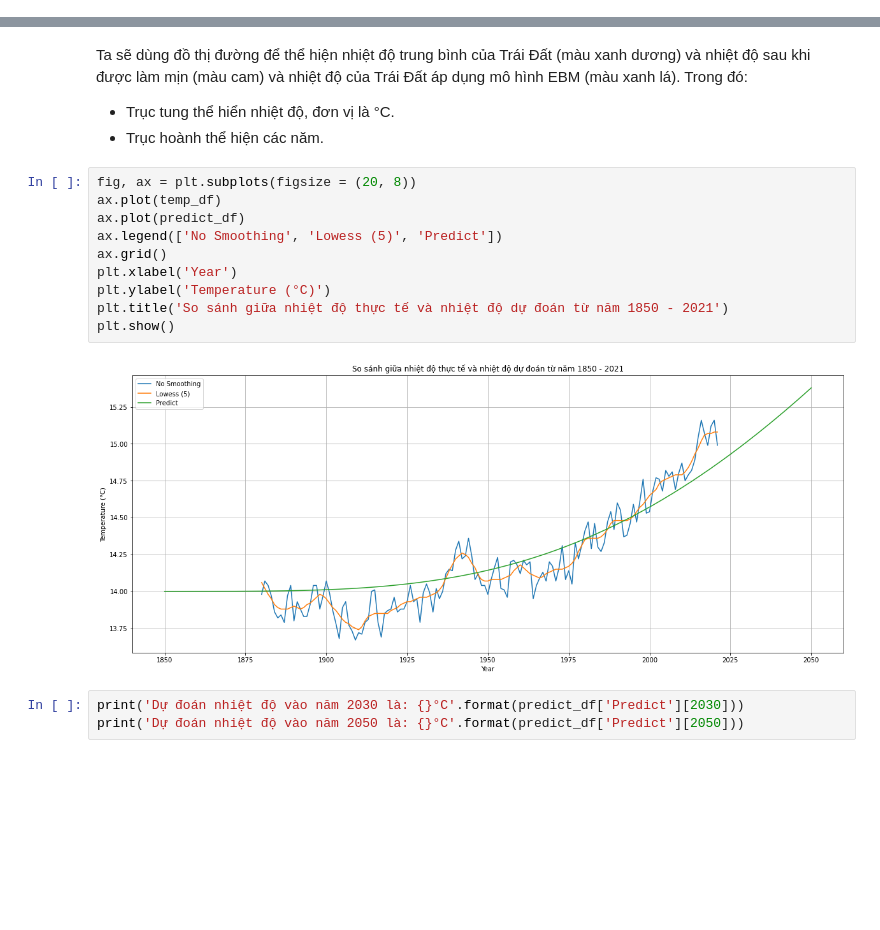
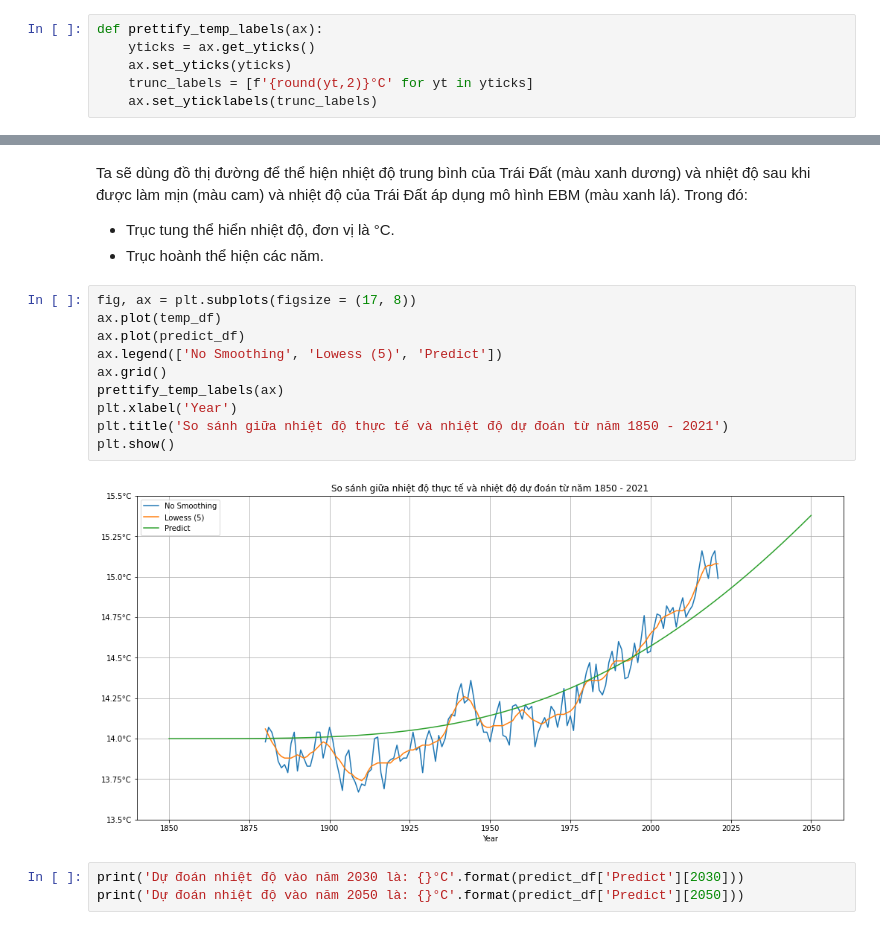
Before and after one commit to vt-khang/DA_ClimateModel, a Jupyter notebook: DA_ClimateModel.ipynb, the cells around one changed output, grey strips where cells are left out. Cells and saved outputs as stored; diff of their text form; blank space fills up the shorter version.

Commit message:
prettify temperature y labels

```diff
--- a/DA_ClimateModel.ipynb
+++ b/DA_ClimateModel.ipynb
@@ -13,6 +13,12 @@ import types
 import pandas as pd
 import numpy as np
 import matplotlib.pyplot as plt
+# %%
+def prettify_temp_labels(ax):
+    yticks = ax.get_yticks()
+    ax.set_yticks(yticks)
+    trunc_labels = [f'{round(yt,2)}°C' for yt in yticks]
+    ax.set_yticklabels(trunc_labels)
 # %% [markdown]
 # DỮ LIỆU
 # %%
@@ -309,17 +318,17 @@ Ta sẽ dùng đồ thị đường để thể hiện nhiệt độ trung bình
 - Trục tung thể hiển nhiệt độ, đơn vị là °C.
 - Trục hoành thể hiện các năm.
 # %%
-fig, ax = plt.subplots(figsize = (20, 8))
+fig, ax = plt.subplots(figsize = (17, 8))
 ax.plot(temp_df)
 ax.plot(predict_df)
 ax.legend(['No Smoothing', 'Lowess (5)', 'Predict'])
 ax.grid()
+prettify_temp_labels(ax)
 plt.xlabel('Year')
-plt.ylabel('Temperature (°C)')
 plt.title('So sánh giữa nhiệt độ thực tế và nhiệt độ dự đoán từ năm 1850 - 2021')
 plt.show()
 # %% [output]
-[figure, old version]
+[figure, new version]
 # %%
 print('Dự đoán nhiệt độ vào năm 2030 là: {}°C'.format(predict_df['Predict'][2030]))
 print('Dự đoán nhiệt độ vào năm 2050 là: {}°C'.format(predict_df['Predict'][2050]))
```
Also changed, not shown: parts of 3 cells of this notebook, 1 other file.
